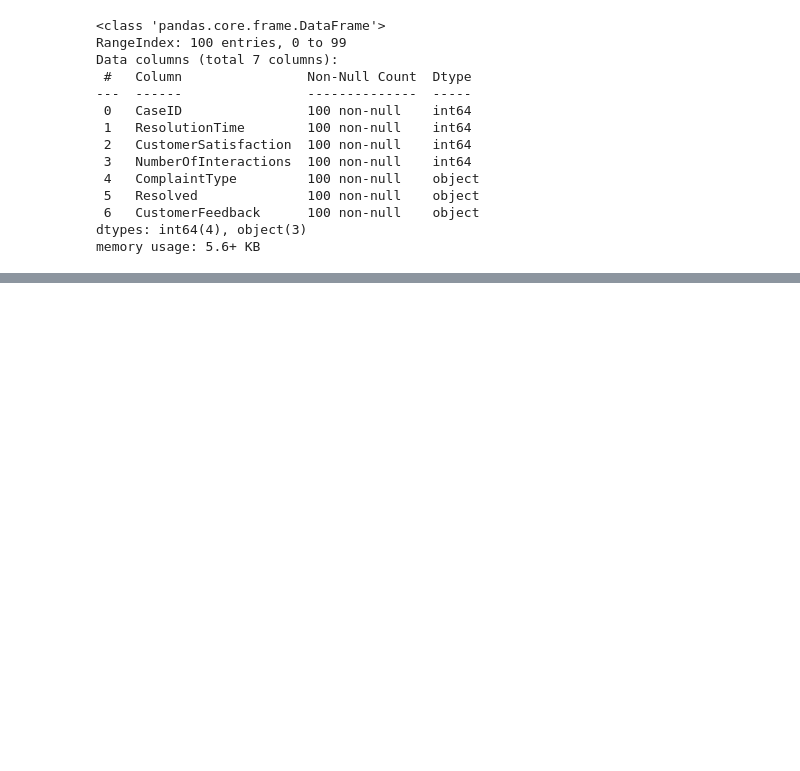
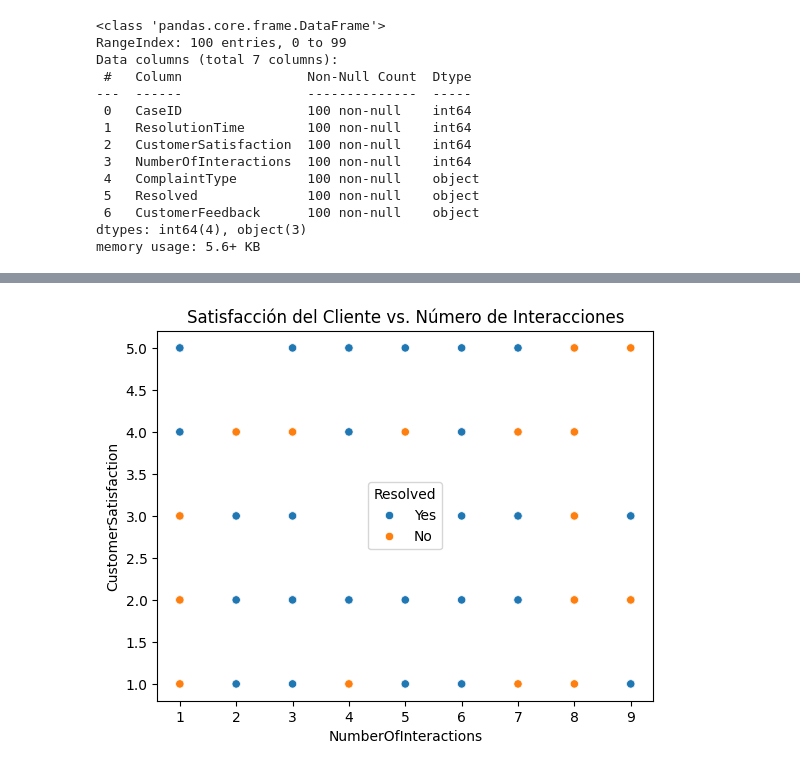
Before and after one commit to JuanVaquiro/folder-quest, a Jupyter notebook: Análisis_conjunto_de_datos.ipynb, the cells around one changed output, grey strips where cells are left out. Drawn from its saved outputs; the diff is of its cells as text; code cells hidden in the pictures; blank space fills up the shorter version.

```diff
--- a/Análisis_conjunto_de_datos.ipynb
+++ b/Análisis_conjunto_de_datos.ipynb
@@ -233,0 +306,6 @@ memory usage: 5.6+ KB
+# %%
+sns.scatterplot(data=df_service, x="NumberOfInteractions", y="CustomerSatisfaction", hue="Resolved")
+plt.title("Satisfacción del Cliente vs. Número de Interacciones")
+plt.show()
+# %% [output]
+[figure, added]
```
Also changed, not shown: parts of 29 cells of this notebook.
